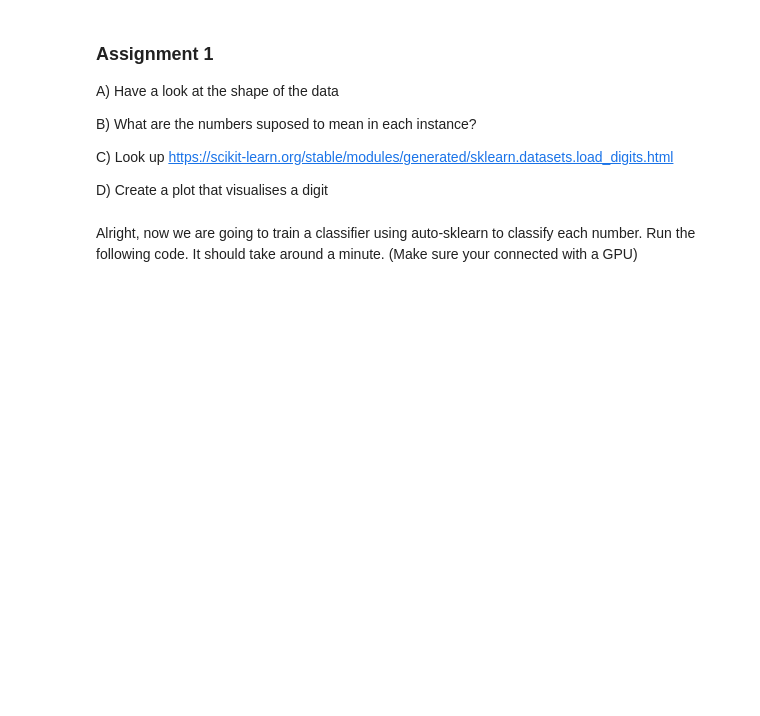
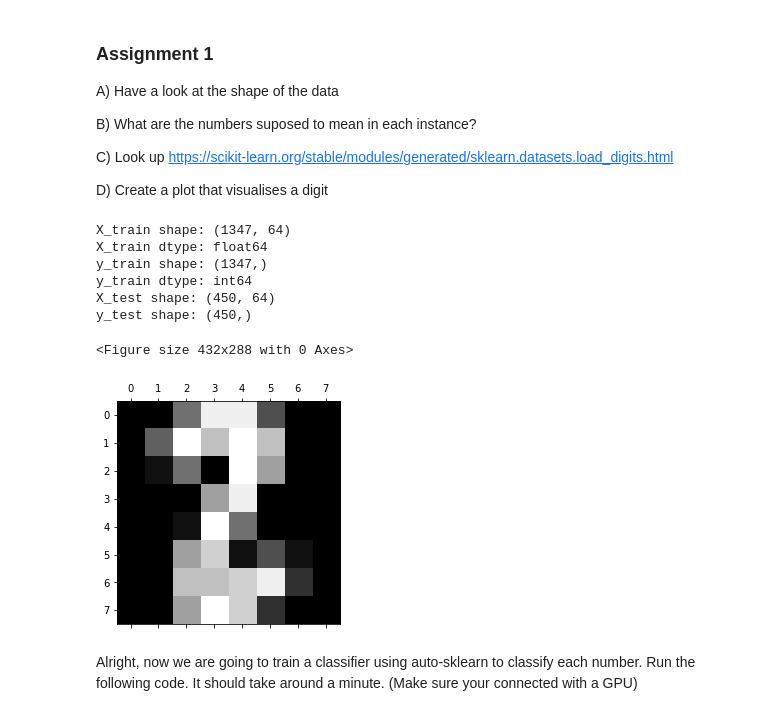
Before and after one commit to Mattshanevdberg/ML-FruitPunchAI_BootCamp, a Jupyter notebook: 5_1_AutoML_libraries.ipynb, the cells around one changed output. Cells and saved outputs as stored; diff of their text form; code cells hidden in the pictures; blank space fills up the shorter version.

```diff
--- a/5_1_AutoML_libraries.ipynb
+++ b/5_1_AutoML_libraries.ipynb
@@ -54,3 +50,18 @@ B) What are the numbers suposed to mean in each instance?
 C) Look up https://scikit-learn.org/stable/modules/generated/sklearn.datasets.load_digits.html
 
 D) Create a plot that visualises a digit
+# %%
+#A)
+print("X_train shape:", X_train.shape)
+print("X_train dtype:", X_train.dtype)
+print("y_train shape:", y_train.shape)
+print("y_train dtype:", y_train.dtype)
+print("X_test shape:", X_test.shape)
+print("y_test shape:", y_test.shape)
+# %% [output]
+X_train shape: (1347, 64)
+X_train dtype: float64
+y_train shape: (1347,)
+y_train dtype: int64
+X_test shape: (450, 64)
+y_test shape: (450,)
@@ -57,3 +71,12 @@ D) Create a plot that visualises a digit
+# %%
+#D) Create a plot that visualises a digit
+import matplotlib.pyplot as plt
+plt.gray()
+plt.matshow(X_train[0].reshape(8,8))
+plt.show()
+# %% [output]
+<Figure size 432x288 with 0 Axes>
+[figure, added]
 # %% [markdown]
 Alright, now we are going to train a classifier using auto-sklearn to classify each number. Run the following code. It should take around a minute. (Make sure your connected with a GPU)
 # %%
```
Also changed, not shown: parts of 2 cells of this notebook.
